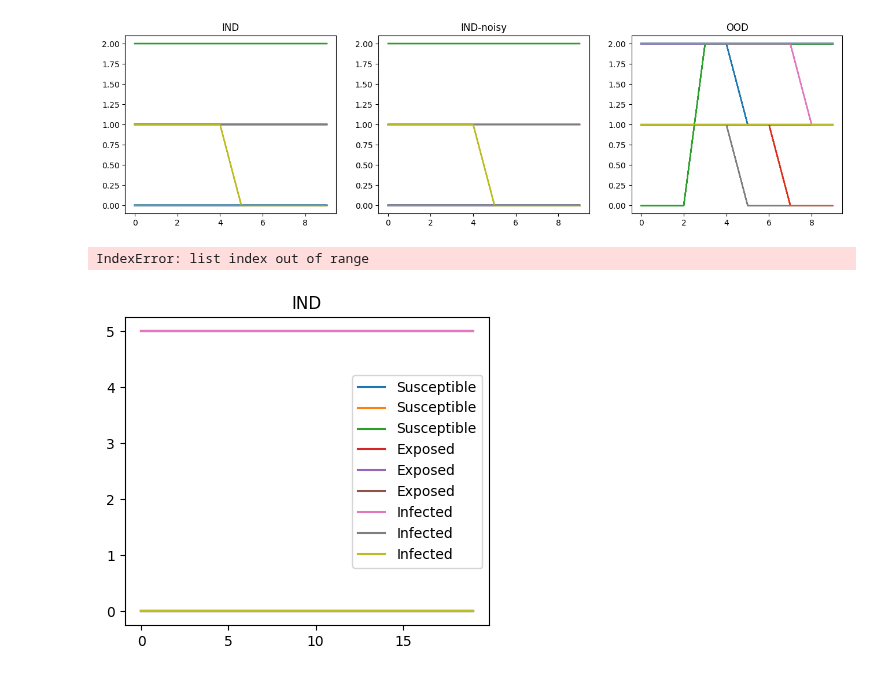
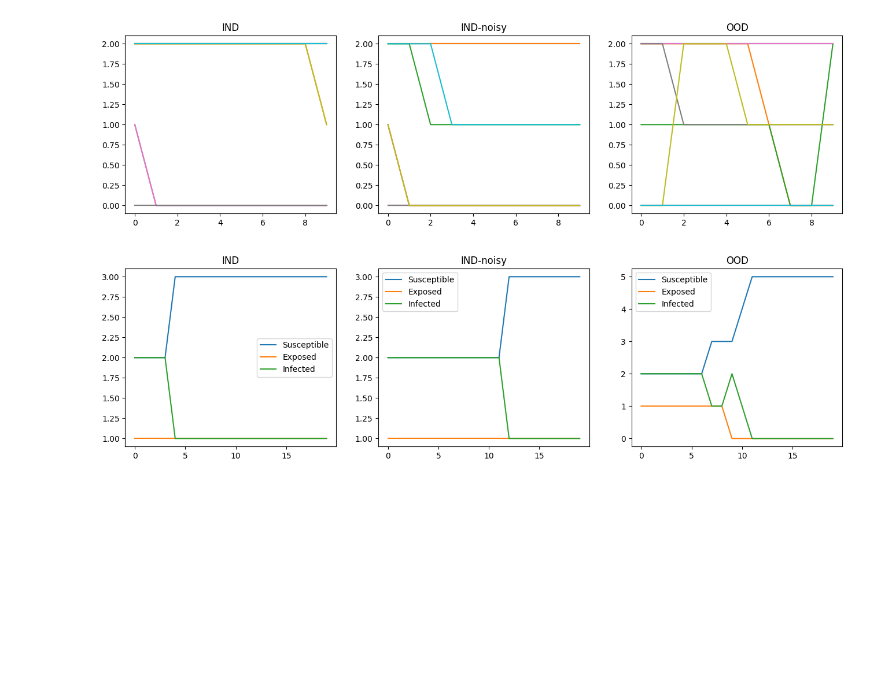
Before and after one commit to DynaDojo/dynadojo, a Jupyter notebook: demos/epidemic_demo.ipynb, the cells around one changed output. Saved outputs shown, nothing was run; the diff lists cells and outputs as text; code cells hidden in the pictures; blank space fills up the shorter version.

```diff
--- a/demos/epidemic_demo.ipynb
+++ b/demos/epidemic_demo.ipynb
@@ -12,7 +13,7 @@ embed_dim = 10
 n = 1
 timesteps = 10
 for dim in latent_dim:
-    system = dd.systems.epidemic.SEISSystem(dim, embed_dim, p_recovery=0.1, noise_scale=0.1)
+    system = SystemChecker(SEISSystem(dim, embed_dim, p_recovery=0.1, noise_scale=0.1))
 
     x0 = system.make_init_conds(n)
     y0 = system.make_init_conds(n, in_dist=False)
@@ -21,29 +22,28 @@ for dim in latent_dim:
     x_noisy = system.make_data(x0, timesteps=timesteps, control=None, noisy=True)
     y = system.make_data(y0, timesteps=timesteps, control=None)
 
-    dd.utils.opinion.plot([x, x_noisy, y], target_dim=2, gridlabels=["IND", "IND-noisy", "OOD"], max_lines=100)
+    plot([x, x_noisy, y], target_dim=2, gridlabels=["IND", "IND-noisy", "OOD"], max_lines=100)
 # %% [output]
-[figure, old version]
+[figure, new version]
 # %%
 # SEIS model, where we plot the trajectories by their status group
 latent_dim = [5]
 embed_dim = 3 #Note: embdedded now is the number of groups
 n = 1
 timesteps = 20
 for dim in latent_dim:
-    system = dd.systems.epidemic.SEISSystem(dim, embed_dim, p_recovery=0.05, noise_scale=0.1, group_status=True)
+    system = SystemChecker(SEISSystem(dim, embed_dim, p_recovery=0.05, noise_scale=0.1, group_status=True))
 
     x0 = system.make_init_conds(n)
     y0 = system.make_init_conds(n, in_dist=False)
 
     x = system.make_data(x0, timesteps=timesteps, control=None)
     x_noisy = system.make_data(x0, timesteps=timesteps, control=None, noisy=True)
     y = system.make_data(y0, timesteps=timesteps, control=None)
 
-    dd.utils.opinion.plot([x, x_noisy, y], target_dim=2, datalabels=["Susceptible", "Exposed", "Infected"], group_status=True, gridlabels=["IND", "IND-noisy", "OOD"], max_lines=100)
+    plot([x, x_noisy, y], target_dim=2, datalabels=["Susceptible", "Exposed", "Infected"], gridlabels=["IND", "IND-noisy", "OOD"], max_lines=100)
 # %% [output]
-IndexError: list index out of range
-[figure, old version]
+[figure, new version]
 # %%
 # SIR model, where we can see that over time most agents are "Removed" at value 2.
 # Note interesting how noise allows for those Infected to seemingly seem recovered, when that interaction pattern is not possible
```
Also changed, not shown: parts of 4 cells of this notebook, 1 other file.
